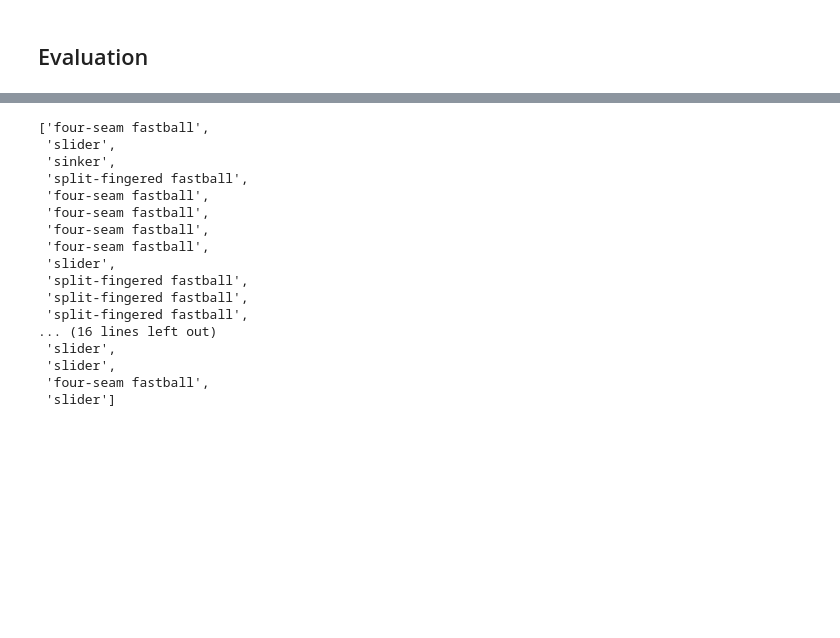
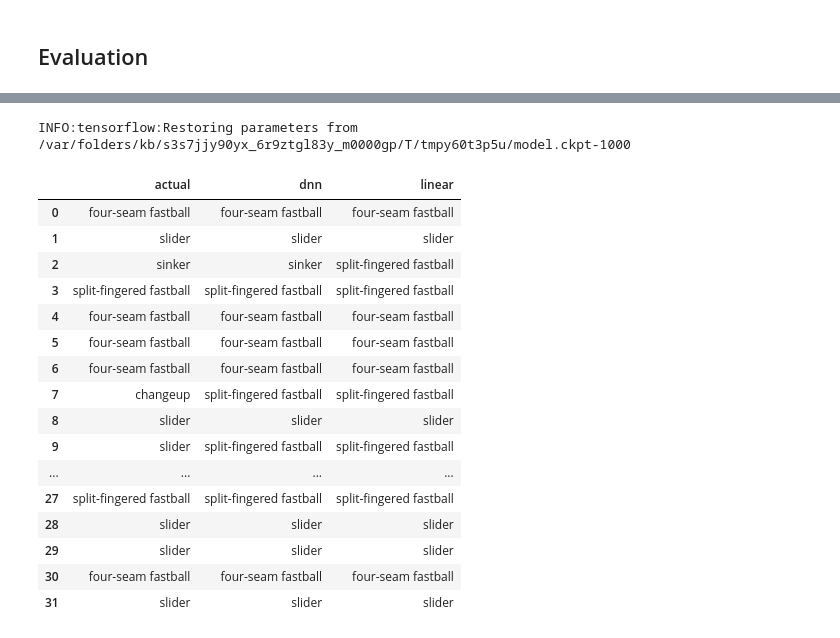
Before and after one commit to tyleragreen/pitch-classifier, a Jupyter notebook: pitch_classifier.ipynb, the cells around one changed output, grey strips where cells are left out. Saved outputs shown, nothing was run; the diff lists cells and outputs as text; code cells hidden in the pictures; blank space fills up the shorter version.

Commit message:
Add predictions for DNN

```diff
--- a/pitch_classifier.ipynb
+++ b/pitch_classifier.ipynb
@@ -321,20 +261,34 @@ predicted_types
+# %%
+dnn_predictions = list(dnn_model.predict(pred_input_func))
+# %% [output]
+INFO:tensorflow:Restoring parameters from /var/folders/kb/s3s7jjy90yx_6r9ztgl83y_m0000gp/T/tmpy60t3p5u/model.ckpt-1000
+# %%
+dnn_probabilities = [ [ round(i, 2) for i in pred['probabilities'] ] for pred in dnn_predictions ]
+dnn_predicted_types = [ i.index(max(i)) for i in dnn_probabilities ]
 # %%
-[ PITCH_TYPE_LABELS[pitch_types[i]] for i in predicted_types ]
+linear_predicted_pitches = [ PITCH_TYPE_LABELS[pitch_types[i]] for i in linear_predicted_types ]
-# %% [output]
-['four-seam fastball',
- 'slider',
- 'sinker',
- 'split-fingered fastball',
- 'four-seam fastball',
- 'four-seam fastball',
- 'four-seam fastball',
- 'four-seam fastball',
- 'slider',
- 'split-fingered fastball',
- 'split-fingered fastball',
- 'split-fingered fastball',
-... (16 lines left out)
- 'slider',
- 'slider',
- 'four-seam fastball',
- 'slider']
+# %%
+dnn_predicted_pitches = [ PITCH_TYPE_LABELS[pitch_types[i]] for i in dnn_predicted_types ]
+# %%
+actual_pitches = [ PITCH_TYPE_LABELS[labeled_type] for labeled_type in list(pitches.iloc[X_test.index]['mlbam_pitch_name']) ]
+# %%
+comparison = pd.DataFrame({ 'actual': actual_pitches, 'linear': linear_predicted_pitches, 'dnn': dnn_predicted_pitches })
+comparison
+# %% [output]
+|  | actual | dnn | linear |
+| 0 | four-seam fastball | four-seam fastball | four-seam fastball |
+| 1 | slider | slider | slider |
+| 2 | sinker | sinker | split-fingered fastball |
+| 3 | split-fingered fastball | split-fingered fastball | split-fingered fastball |
+| 4 | four-seam fastball | four-seam fastball | four-seam fastball |
+| 5 | four-seam fastball | four-seam fastball | four-seam fastball |
+| 6 | four-seam fastball | four-seam fastball | four-seam fastball |
+| 7 | changeup | split-fingered fastball | split-fingered fastball |
+| 8 | slider | slider | slider |
+| 9 | slider | split-fingered fastball | split-fingered fastball |
+| ... | ... | ... | ... |
+| 27 | split-fingered fastball | split-fingered fastball | split-fingered fastball |
+| 28 | slider | slider | slider |
+| 29 | slider | slider | slider |
+| 30 | four-seam fastball | four-seam fastball | four-seam fastball |
+| 31 | slider | slider | slider |
```
Also changed, not shown: parts of 21 cells of this notebook, 1 other file.
